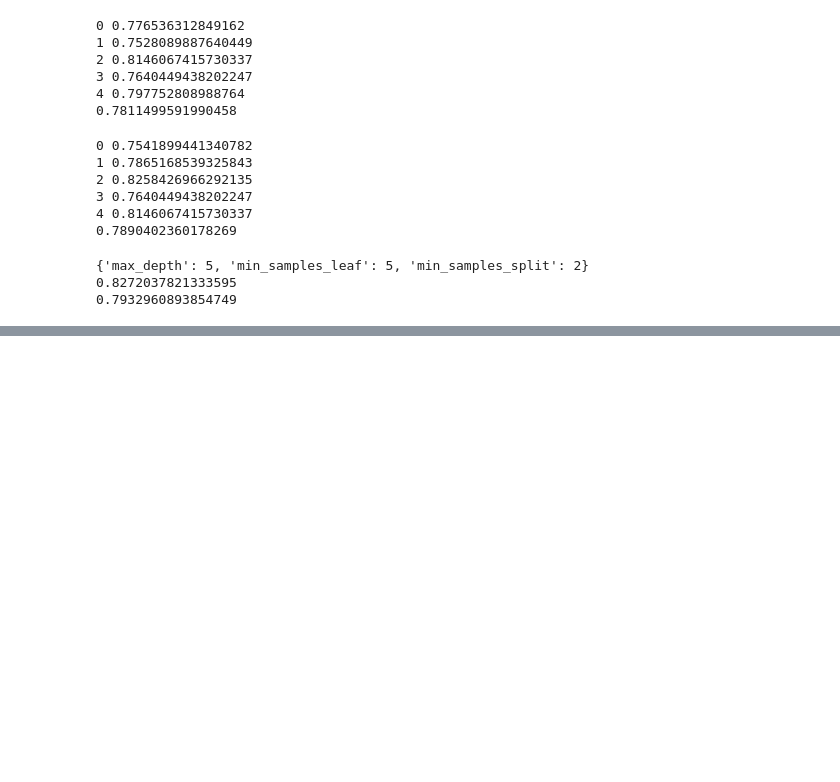
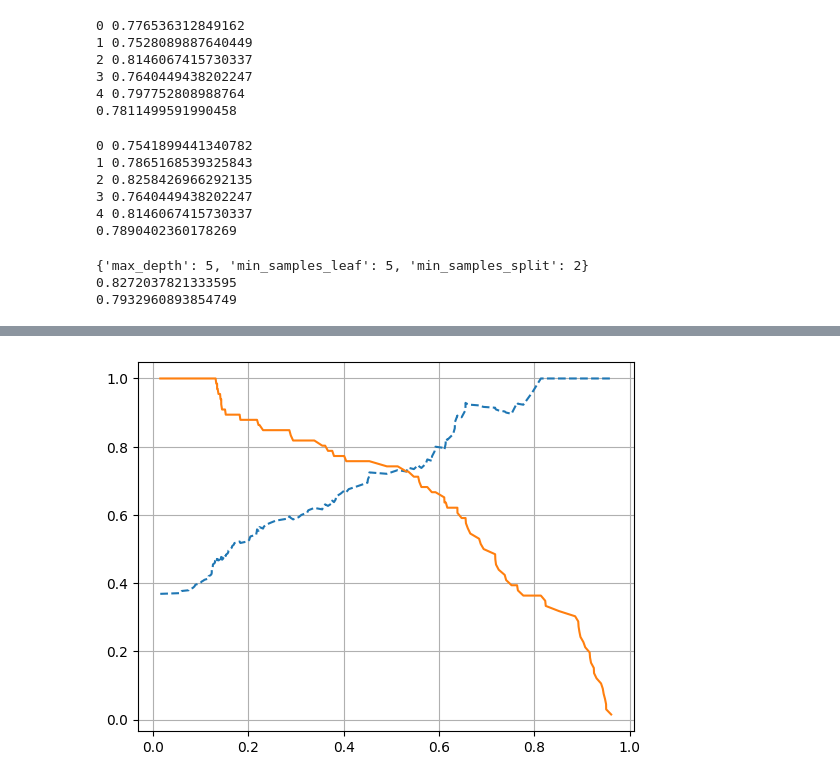
Before and after one commit to Jangmiws/lecture, a Jupyter notebook: lec_prac.ipynb, the cells around one changed output, grey strips where cells are left out. Saved outputs shown, nothing was run; the diff lists cells and outputs as text; code cells hidden in the pictures; blank space fills up the shorter version.

```diff
--- a/lec_prac.ipynb
+++ b/lec_prac.ipynb
@@ -1881,0 +2011,13 @@ print(accuracy)
+# %%
+from sklearn.metrics import confusion_matrix
+from sklearn.metrics import precision_score, recall_score
+from sklearn.linear_model import LogisticRegression
+
+lr = LogisticRegression(solver='liblinear')
+lr.fit(X_train, y_train)
+y_hat = lr.predict(X_test)
+
+print(confusion_matrix(y_test, y_hat))
+print(accuracy_score(y_test, y_hat))
+print(precision_score(y_test, y_hat))
+print(recall_score(y_test, y_hat))
@@ -1881,0 +2032,4 @@ print(accuracy)
+# %%
+proba = lr.predict_proba(X_test)
+result = np.concatenate([proba, y_hat.reshape(-1, 1)], axis=1)
+print(result)
@@ -1881,0 +2068,8 @@ print(accuracy)
+# %%
+pr = proba[:, 1].reshape(-1, 1)
+
+y_hat = Binarizer(threshold=0.5).fit_transform(pr)
+print(confusion_matrix(y_test, y_hat))
+print(accuracy_score(y_test, y_hat))
+print(precision_score(y_test, y_hat))
+print(recall_score(y_test, y_hat))
@@ -1881,0 +2107,12 @@ print(accuracy)
+# %%
+from sklearn.metrics import precision_recall_curve
+
+precisions, recalls, ths = precision_recall_curve(y_test, pr)
+
+N = ths.shape[0]
+index = np.arange(0, N, 15)
+print(index)
+
+print(ths[index])
+print(precisions[index])
+print(recalls[index])
@@ -1881,0 +2127,9 @@ print(accuracy)
+# %%
+import matplotlib.pyplot as plt
+
+N = ths.shape[0]
+plt.plot(ths, precisions[:N], '--')
+plt.plot(ths, recalls[:N])
+plt.grid()
+# %% [output]
+[figure, added]
```
Also changed, not shown: parts of 67 cells of this notebook.
